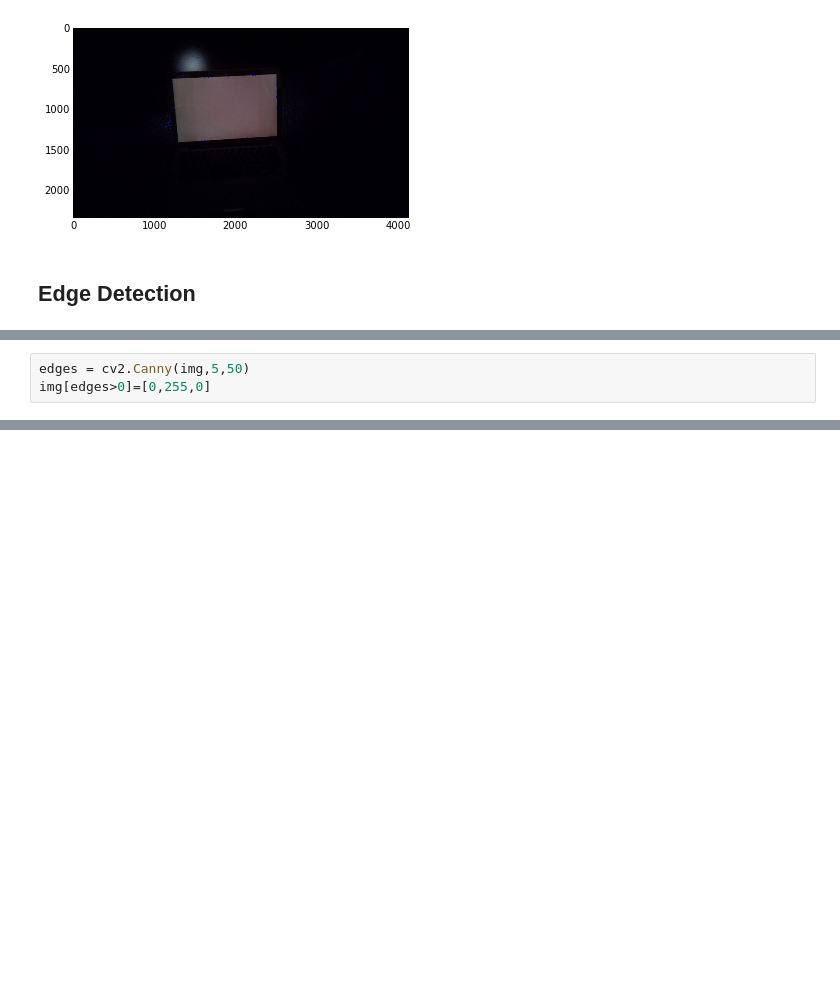
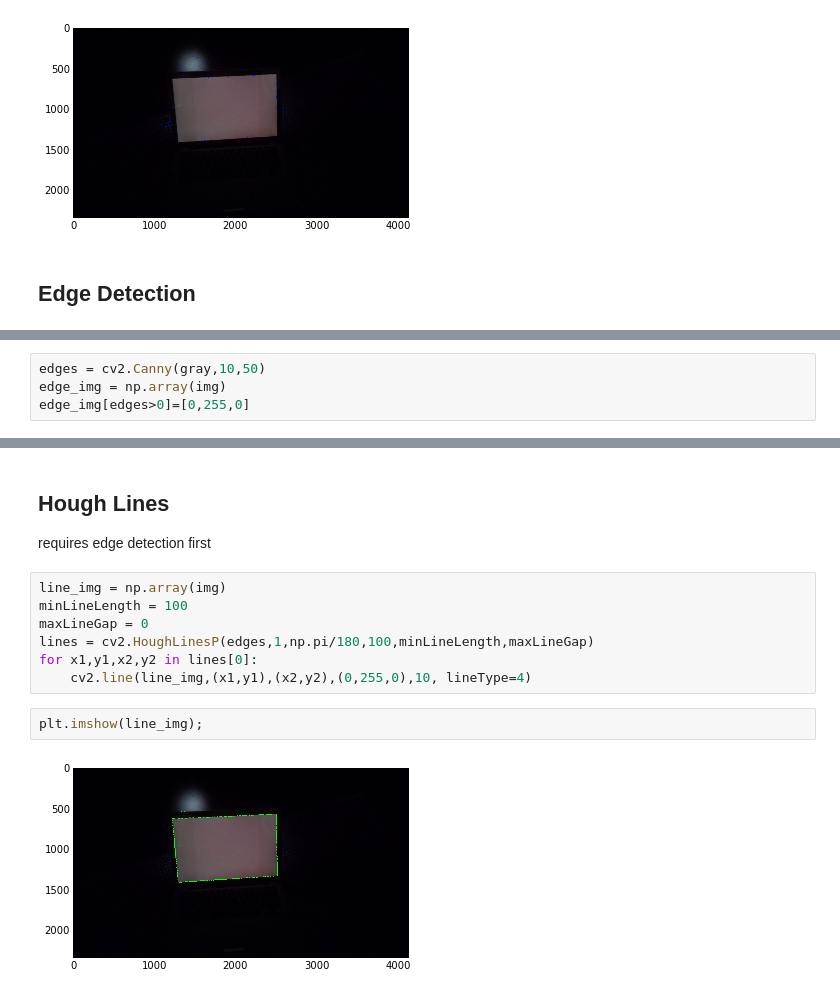
Before and after one commit to pearsonlab/cv-testing, a Jupyter notebook: find-screen.ipynb, the cells around one changed output, grey strips where cells are left out. Saved outputs shown, nothing was run; the diff lists cells and outputs as text; blank space fills up the shorter version.

Commit message:
Added Hough Line Transform

```diff
--- a/find-screen.ipynb
+++ b/find-screen.ipynb
@@ -34,4 +33,5 @@ gray = np.float32(gray)
 # %%
-edges = cv2.Canny(img,5,50)
-img[edges>0]=[0,255,0]
+edges = cv2.Canny(gray,10,50)
+edge_img = np.array(img)
+edge_img[edges>0]=[0,255,0]
 # %%
@@ -39,2 +39,16 @@ plt.imshow(img);
 # %% [output]
 [figure]
+# %% [markdown]
+## Hough Lines
+requires edge detection first
+# %%
+line_img = np.array(img)
+minLineLength = 100
+maxLineGap = 0
+lines = cv2.HoughLinesP(edges,1,np.pi/180,100,minLineLength,maxLineGap)
+for x1,y1,x2,y2 in lines[0]:
+    cv2.line(line_img,(x1,y1),(x2,y2),(0,255,0),10, lineType=4)
+# %%
+plt.imshow(line_img);
+# %% [output]
+[figure, added]
```
Also changed, not shown: parts of 2 cells of this notebook.
